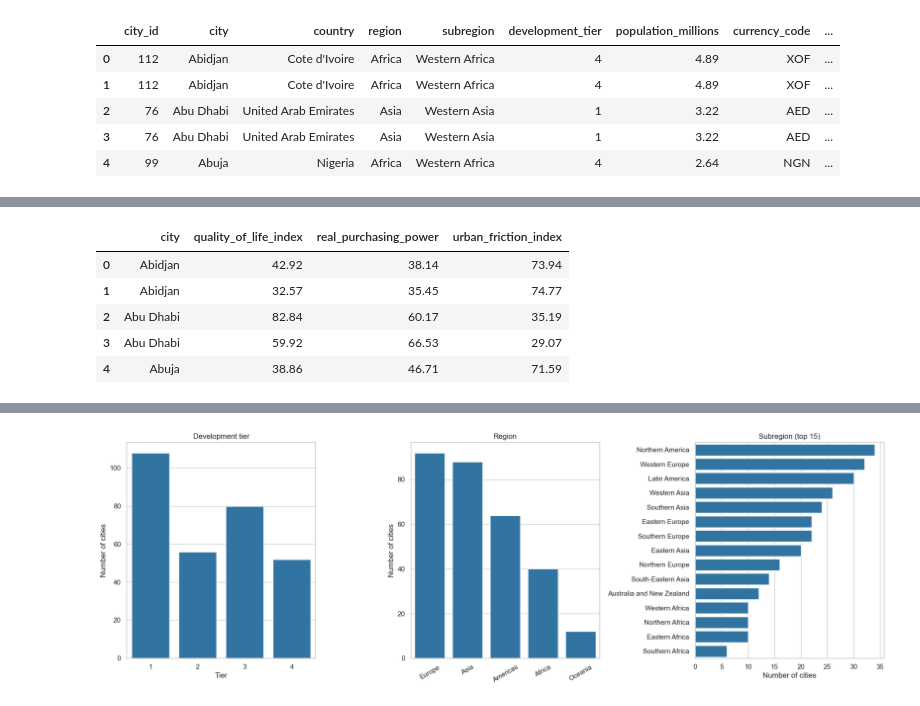
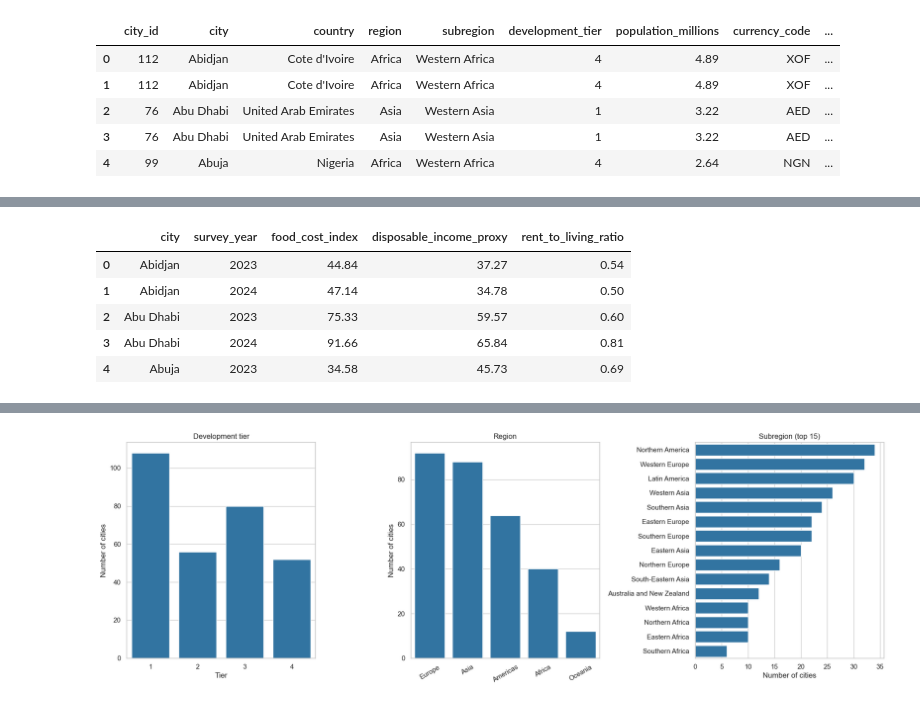
Before and after one commit to SindhujaDavuluri-IAAC/5-day1-assignment, a Jupyter notebook: data_cleaning_and_EDA_5.ipynb, the cells around one changed output, grey strips where cells are left out. Drawn from its saved outputs; the diff is of its cells as text; code cells hidden in the pictures.

Commit message:
Boxplots, Outliers, Feature engineering, Data types and Titles and subtitles

```diff
--- a/data_cleaning_and_EDA_5.ipynb
+++ b/data_cleaning_and_EDA_5.ipynb
@@ -385,0 +634,22 @@ Feature Engineering
+# %%
+# Check missing values before imputation
+print("--- Missing values before imputation ---")
+print(df_clean.isnull().sum()[df_clean.isnull().sum() > 0])
+
+# List of columns with missing values to impute
+cols_to_impute = [
+    'internet_speed_mbps',
+    'climate_index',
+    'traffic_commute_index',
+    'housing_price_to_income_ratio',
+    'avg_monthly_net_salary_usd'
+]
+
+# Fill missing values with the median of each column
+for col in cols_to_impute:
+    median_value = df_clean[col].median()
+    df_clean[col] = df_clean[col].fillna(median_value)
+
+# Verify that no missing values remain in the dataset
+print("\n--- Missing values after imputation ---")
+print(df_clean.isnull().sum()[df_clean.isnull().sum() > 0])
@@ -386,18 +668,24 @@ Feature Engineering
 # %%
+# Feature Engineering
+# 1. Temporal Features: Extract survey year from survey_date
+df_clean['survey_year'] = pd.to_datetime(df_clean['survey_date']).dt.year
 
-# A. Real Purchasing Power (Salary vs. Cost of Living)
-df_clean['real_purchasing_power'] = df_clean['avg_monthly_net_salary_usd'] / df_clean['cost_of_living_index']
+# 2. Economic Ratios & Indicators:
+# Combine groceries and restaurant indices to measure total food cost pressure
+df_clean['food_cost_index'] = (df_clean['groceries_index'] + df_clean['restaurant_price_index']) / 2
 
-# B. Urban Friction Index (Average of Pollution and Traffic Commute)
-df_clean['urban_friction_index'] = (df_clean['pollution_index'] + df_clean['traffic_commute_index']) / 2.0
+# Measure purchasing power relative to cost of living (proxy for disposable income adjustment)
+df_clean['disposable_income_proxy'] = df_clean['avg_monthly_net_salary_usd'] / (df_clean['cost_of_living_index'] + 1)
 
+# Rent to income or living relationship metric
+df_clean['rent_to_living_ratio'] = df_clean['rent_index'] / (df_clean['cost_of_living_index'] + 1)
 
-# Display the first few rows with the new features
-display(df_clean[['city', 'quality_of_life_index', 'real_purchasing_power', 'urban_friction_index']].head())
+# Display the first few rows with the newly created features
+display(df_clean[['city', 'survey_year', 'food_cost_index', 'disposable_income_proxy', 'rent_to_living_ratio']].head())
 # %% [output]
-|  | city | quality_of_life_index | real_purchasing_power | urban_friction_index |
-| 0 | Abidjan | 42.92 | 38.14 | 73.94 |
-| 1 | Abidjan | 32.57 | 35.45 | 74.77 |
-| 2 | Abu Dhabi | 82.84 | 60.17 | 35.19 |
-| 3 | Abu Dhabi | 59.92 | 66.53 | 29.07 |
-| 4 | Abuja | 38.86 | 46.71 | 71.59 |
+|  | city | survey_year | food_cost_index | disposable_income_proxy | rent_to_living_ratio |
+| 0 | Abidjan | 2023 | 44.84 | 37.27 | 0.54 |
+| 1 | Abidjan | 2024 | 47.14 | 34.78 | 0.50 |
+| 2 | Abu Dhabi | 2023 | 75.33 | 59.57 | 0.60 |
+| 3 | Abu Dhabi | 2024 | 91.66 | 65.84 | 0.81 |
+| 4 | Abuja | 2023 | 34.58 | 45.73 | 0.69 |
```
Also changed, not shown: parts of 55 cells of this notebook, 7 other files.
